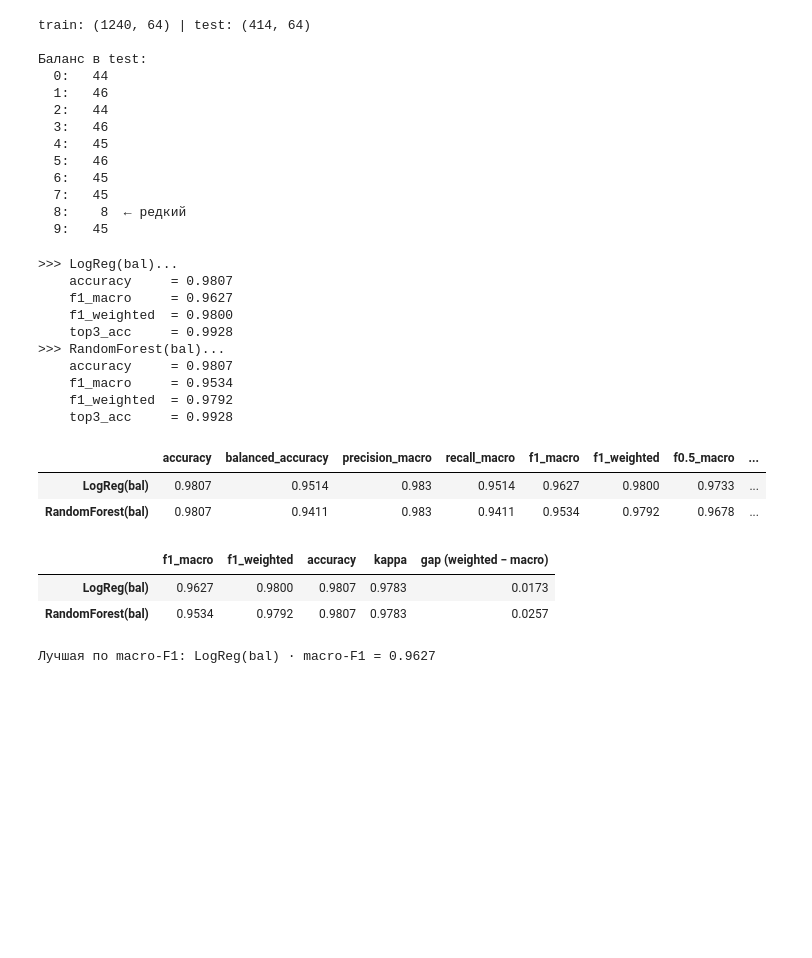
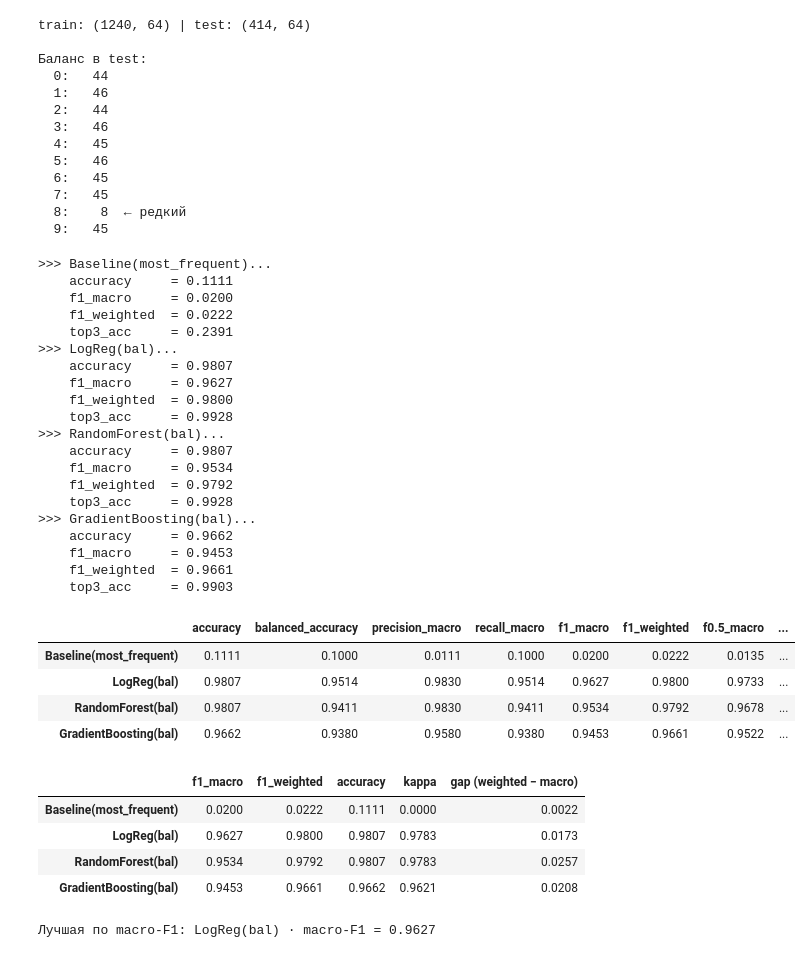
Before and after one commit to DmitriyKabanov-AI/ml-playground, a Jupyter notebook: notebooks/classification/05_multiclass_imbalance.ipynb, the cells around one changed output. Drawn from its saved outputs; the diff is of its cells as text; code cells hidden in the pictures; blank space fills up the shorter version.

```diff
--- a/notebooks/classification/05_multiclass_imbalance.ipynb
+++ b/notebooks/classification/05_multiclass_imbalance.ipynb
@@ -228,7 +228,33 @@ train: (1240, 64) | test: (414, 64)
 
 #Смотрим, какая метрика покажет реальную проблему с классом 8.
 # %%
+## 4. Модели
+
+#Четыре модели:
+#
+#1. **Baseline(most_frequent)** — всегда предсказывает самый частый класс.
+#   Нижняя граница «что даёт бесполезная модель».
+#2. **LogReg(bal)** — `class_weight='balanced'` — модель «видит» редкий класс.
+#3. **RandomForest(bal)** — `balanced_subsample` — то же для деревьев.
+#4. **GradientBoosting(bal)** — бустинг с ручным `sample_weight`
+#   (у GBoost нет параметра `class_weight`, взвешиваем образцы вручную).
+#
+#Смотрим, какая метрика покажет реальную проблему с классом 8
+#и как baseline проваливается по всем метрикам сразу.
+
+from sklearn.ensemble import GradientBoostingClassifier
+from sklearn.dummy import DummyClassifier
+from sklearn.utils.class_weight import compute_sample_weight
+
+# GBoost не поддерживает class_weight — считаем sample_weight вручную,
+# чтобы редкий класс 8 имел тот же вес, что и остальные.
+sw_train = compute_sample_weight('balanced', y_train)
+
 models = {
+    'Baseline(most_frequent)': DummyClassifier(
+        strategy='most_frequent',
+        random_state=SEED,
+    ),
     'LogReg(bal)': Pipeline([
         ('sc', StandardScaler()),
         ('m', LogisticRegression(
@@ -244,6 +270,12 @@ models = {
         n_jobs=-1,
         random_state=SEED,
     ),
+    'GradientBoosting(bal)': GradientBoostingClassifier(
+        n_estimators=200,
+        max_depth=3,
+        learning_rate=0.1,
+        random_state=SEED,
+    ),
 }
 
 results = {}
@@ -253,37 +285,55 @@ probas  = {}
 
 for name, m in models.items():
     print(f'>>> {name}...', flush=True)
-    m.fit(X_train, y_train)
+
+    # GBoost принимает sample_weight, остальные игнорируют
+    if name.startswith('GradientBoosting'):
+        m.fit(X_train, y_train, sample_weight=sw_train)
+    else:
+        m.fit(X_train, y_train)
+
     y_pred  = m.predict(X_test)
     y_proba = m.predict_proba(X_test)
 
     results[name] = all_metrics(y_test, y_pred, y_proba=y_proba)
     fitted[name]  = m
     preds[name]   = y_pred
     probas[name]  = y_proba
 
     print(f'    accuracy     = {results[name]["accuracy"]:.4f}', flush=True)
     print(f'    f1_macro     = {results[name]["f1_macro"]:.4f}', flush=True)
     print(f'    f1_weighted  = {results[name]["f1_weighted"]:.4f}', flush=True)
     if 'top3_accuracy' in results[name]:
         print(f'    top3_acc     = {results[name]["top3_accuracy"]:.4f}', flush=True)
 
 print()
 metrics_table(results)
 # %% [output]
+>>> Baseline(most_frequent)...
+    accuracy     = 0.1111
+    f1_macro     = 0.0200
+    f1_weighted  = 0.0222
+    top3_acc     = 0.2391
 >>> LogReg(bal)...
     accuracy     = 0.9807
     f1_macro     = 0.9627
     f1_weighted  = 0.9800
     top3_acc     = 0.9928
 >>> RandomForest(bal)...
     accuracy     = 0.9807
     f1_macro     = 0.9534
     f1_weighted  = 0.9792
     top3_acc     = 0.9928
+>>> GradientBoosting(bal)...
+    accuracy     = 0.9662
+    f1_macro     = 0.9453
+    f1_weighted  = 0.9661
+    top3_acc     = 0.9903
 |  | accuracy | balanced_accuracy | precision_macro | recall_macro | f1_macro | f1_weighted | f0.5_macro | ... |
-| LogReg(bal) | 0.9807 | 0.9514 | 0.983 | 0.9514 | 0.9627 | 0.9800 | 0.9733 | ... |
-| RandomForest(bal) | 0.9807 | 0.9411 | 0.983 | 0.9411 | 0.9534 | 0.9792 | 0.9678 | ... |
+| Baseline(most_frequent) | 0.1111 | 0.1000 | 0.0111 | 0.1000 | 0.0200 | 0.0222 | 0.0135 | ... |
+| LogReg(bal) | 0.9807 | 0.9514 | 0.9830 | 0.9514 | 0.9627 | 0.9800 | 0.9733 | ... |
+| RandomForest(bal) | 0.9807 | 0.9411 | 0.9830 | 0.9411 | 0.9534 | 0.9792 | 0.9678 | ... |
+| GradientBoosting(bal) | 0.9662 | 0.9380 | 0.9580 | 0.9380 | 0.9453 | 0.9661 | 0.9522 | ... |
 # %%
 ## 5. Что видно в таблице
 
@@ -314,8 +364,10 @@ compare['gap (weighted − macro)'] = (compare['f1_weighted'] - compare['f1_macr
 compare.round(4)
 # %% [output]
 |  | f1_macro | f1_weighted | accuracy | kappa | gap (weighted − macro) |
+| Baseline(most_frequent) | 0.0200 | 0.0222 | 0.1111 | 0.0000 | 0.0022 |
 | LogReg(bal) | 0.9627 | 0.9800 | 0.9807 | 0.9783 | 0.0173 |
 | RandomForest(bal) | 0.9534 | 0.9792 | 0.9807 | 0.9783 | 0.0257 |
+| GradientBoosting(bal) | 0.9453 | 0.9661 | 0.9662 | 0.9621 | 0.0208 |
 # %%
 ## 6. Confusion matrix — где проваливается класс 8
 
```
Also changed, not shown: parts of 5 cells of this notebook, 15 other files.
